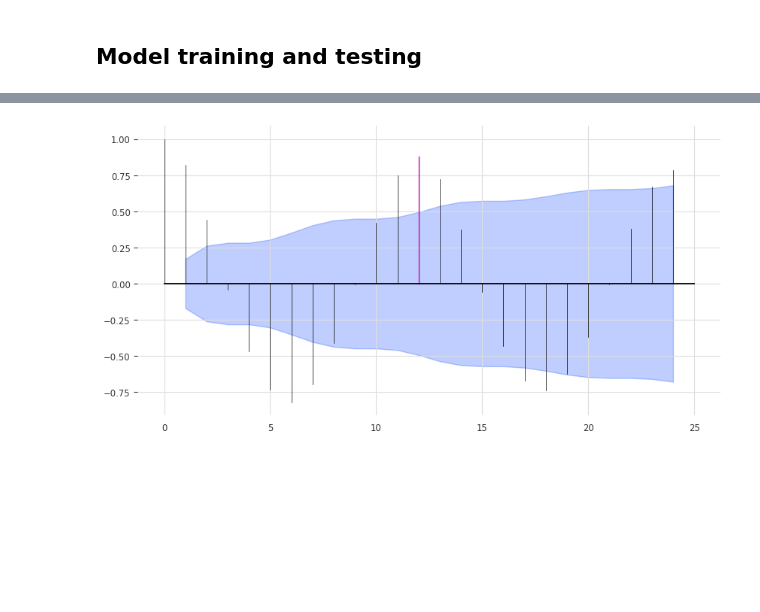
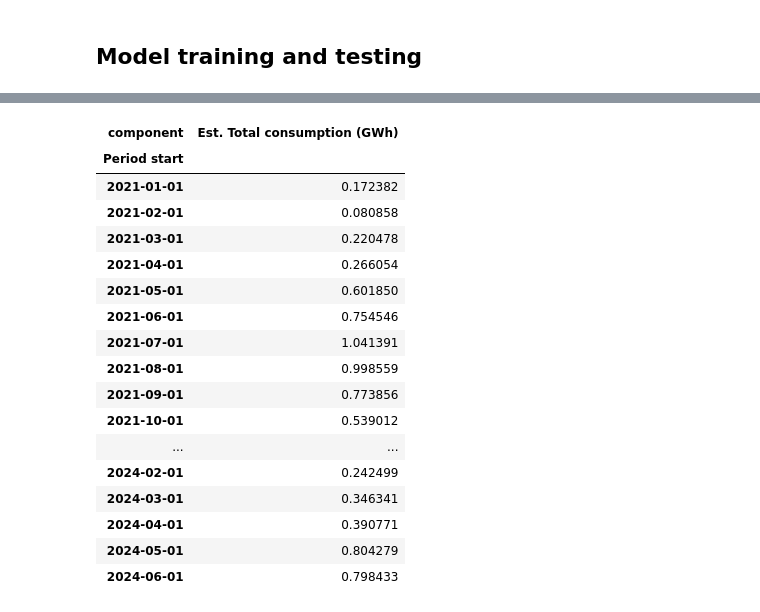
Before and after one commit to TheVeryCoolJackson/COMPSCI760-Electricity-Timeseries, a Jupyter notebook: RNN_test/RNN_test.ipynb, the cells around one changed output, grey strips where cells are left out. Saved outputs shown, nothing was run; the diff lists cells and outputs as text; code cells hidden in the pictures; blank space fills up the shorter version.

```diff
--- a/RNN_test/RNN_test.ipynb
+++ b/RNN_test/RNN_test.ipynb
@@ -118,7 +123,21 @@ eval_model(model_lstm)
-# %%
-# check seasonablity
-from darts.utils.statistics import plot_acf, check_seasonality
-
-plot_acf(train, m=12, alpha=0.05, max_lag=24)
-# %% [output]
-[figure, removed]
+# %%
+val_transformed.pd_dataframe()
+# %% [output]
+| component | Est. Total consumption (GWh) |
+| Period start |  |
+| 2021-01-01 | 0.172382 |
+| 2021-02-01 | 0.080858 |
+| 2021-03-01 | 0.220478 |
+| 2021-04-01 | 0.266054 |
+| 2021-05-01 | 0.601850 |
+| 2021-06-01 | 0.754546 |
+| 2021-07-01 | 1.041391 |
+| 2021-08-01 | 0.998559 |
+| 2021-09-01 | 0.773856 |
+| 2021-10-01 | 0.539012 |
+| ... | ... |
+| 2024-02-01 | 0.242499 |
+| 2024-03-01 | 0.346341 |
+| 2024-04-01 | 0.390771 |
+| 2024-05-01 | 0.804279 |
+| 2024-06-01 | 0.798433 |
```
Also changed, not shown: parts of 6 cells of this notebook.
